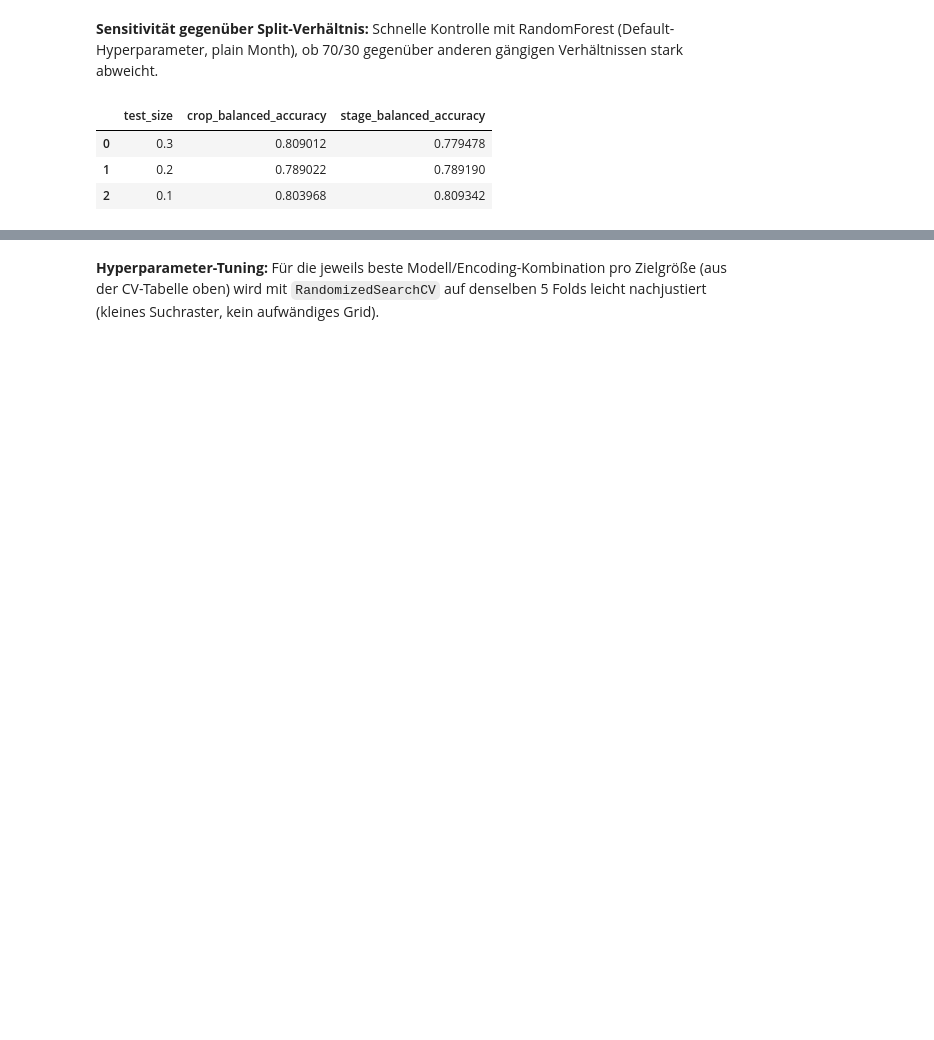
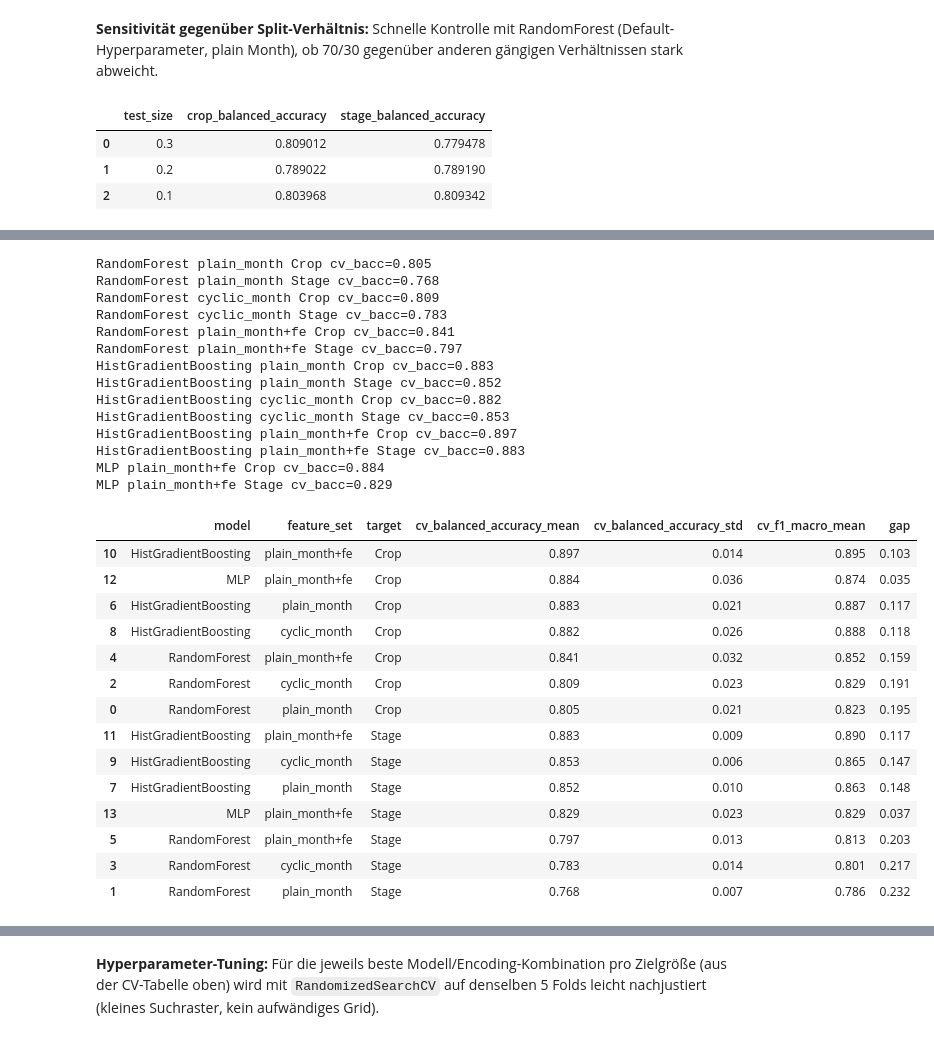
Before and after one commit to PavithV/LandwirtschaftsProjekt, a Jupyter notebook: milestone2_model.ipynb, the cells around one changed output, grey strips where cells are left out. Saved outputs shown, nothing was run; the diff lists cells and outputs as text; code cells hidden in the pictures; blank space fills up the shorter version.

```diff
--- a/milestone2_model.ipynb
+++ b/milestone2_model.ipynb
@@ -42,8 +115,3 @@ df['Month_cos'] = np.cos(2 * np.pi * df['Month'] / 12)
 Month-Wertebereich: 5 - 10
 # %% [markdown]
 **Kombinierter Stratifizierungs-Key:** Die Baseline stratifizierte nur auf `Crop` — laut Feedback soll `Stage` ebenfalls berücksichtigt werden. Da `Stage` inhaltlich eine Unterkategorie innerhalb von `Crop` ist (vgl. Aufgabenstellung, z. B. `corn_early`), bilden wir den kombinierten Key `Crop_Stage` und stratifizieren darauf — das erhält gleichzeitig die Verteilung von `Crop` und von `Stage` in Train/Test und in jedem CV-Fold.
-# %%
-df['Crop_Stage'] = df['Crop'] + '_' + df['Stage']
-combo_counts = df['Crop_Stage'].value_counts()
-print(f"{len(combo_counts)} Crop x Stage Kombinationen, kleinste: {combo_counts.idxmin()} mit {combo_counts.min()} Zeilen")
-pd.crosstab(df['Crop'], df['Stage'])
@@ -58,0 +118,5 @@ pd.crosstab(df['Crop'], df['Stage'])
+# %%
+df['Crop_Stage'] = df['Crop'] + '|' + df['Stage']  # '|' als Trenner: Stage-Namen enthalten selbst '_'
+combo_counts = df['Crop_Stage'].value_counts()
+print(f"{len(combo_counts)} Crop x Stage Kombinationen, kleinste: {combo_counts.idxmin()} mit {combo_counts.min()} Zeilen")
+pd.crosstab(df['Crop'], df['Stage'])
@@ -164,0 +199,65 @@ cv_results
+# %%
+def make_pipe(clf):
+    return Pipeline([('impute', SimpleImputer(strategy='median')), ('scale', StandardScaler()), ('clf', clf)])
+
+model_factories = {
+    'RandomForest': lambda: RandomForestClassifier(class_weight='balanced', random_state=RANDOM_STATE),
+    'HistGradientBoosting': lambda: HistGradientBoostingClassifier(random_state=RANDOM_STATE),
+    'MLP': lambda: MLPClassifier(hidden_layer_sizes=(128, 64), alpha=1e-3, max_iter=300, early_stopping=True,
+                                 random_state=RANDOM_STATE),
+}
+
+skf = StratifiedKFold(n_splits=5, shuffle=True, random_state=RANDOM_STATE)
+cv_folds = list(skf.split(feature_sets['plain_month']['train'], combo_train))
+
+cv_rows = []
+for model_name, factory in model_factories.items():
+    for feat_name, feat in feature_sets.items():
+        if model_name == 'MLP' and feat_name != 'plain_month+fe':
+            continue
+        for target_name, y_target in targets.items():
+            scores = cross_validate(make_pipe(factory()), feat['train'], y_target, cv=cv_folds,
+                                    scoring=['balanced_accuracy', 'f1_macro'], return_train_score=True, n_jobs=-1)
+            cv_rows.append({
+                'model': model_name,
+                'feature_set': feat_name,
+                'target': target_name,
+                'cv_balanced_accuracy_mean': scores['test_balanced_accuracy'].mean(),
+                'cv_balanced_accuracy_std': scores['test_balanced_accuracy'].std(),
+                'cv_f1_macro_mean': scores['test_f1_macro'].mean(),
+                'gap': scores['train_balanced_accuracy'].mean() - scores['test_balanced_accuracy'].mean(),
+            })
+            print(model_name, feat_name, target_name, f"cv_bacc={cv_rows[-1]['cv_balanced_accuracy_mean']:.3f}", flush=True)
+
+cv_results = pd.DataFrame(cv_rows).sort_values(['target', 'cv_balanced_accuracy_mean'], ascending=[True, False])
+cv_results.round(3)
+# %% [output]
+RandomForest plain_month Crop cv_bacc=0.805
+RandomForest plain_month Stage cv_bacc=0.768
+RandomForest cyclic_month Crop cv_bacc=0.809
+RandomForest cyclic_month Stage cv_bacc=0.783
+RandomForest plain_month+fe Crop cv_bacc=0.841
+RandomForest plain_month+fe Stage cv_bacc=0.797
+HistGradientBoosting plain_month Crop cv_bacc=0.883
+HistGradientBoosting plain_month Stage cv_bacc=0.852
+HistGradientBoosting cyclic_month Crop cv_bacc=0.882
+HistGradientBoosting cyclic_month Stage cv_bacc=0.853
+HistGradientBoosting plain_month+fe Crop cv_bacc=0.897
+HistGradientBoosting plain_month+fe Stage cv_bacc=0.883
+MLP plain_month+fe Crop cv_bacc=0.884
+MLP plain_month+fe Stage cv_bacc=0.829
+|  | model | feature_set | target | cv_balanced_accuracy_mean | cv_balanced_accuracy_std | cv_f1_macro_mean | gap |
+| 10 | HistGradientBoosting | plain_month+fe | Crop | 0.897 | 0.014 | 0.895 | 0.103 |
+| 12 | MLP | plain_month+fe | Crop | 0.884 | 0.036 | 0.874 | 0.035 |
+| 6 | HistGradientBoosting | plain_month | Crop | 0.883 | 0.021 | 0.887 | 0.117 |
+| 8 | HistGradientBoosting | cyclic_month | Crop | 0.882 | 0.026 | 0.888 | 0.118 |
+| 4 | RandomForest | plain_month+fe | Crop | 0.841 | 0.032 | 0.852 | 0.159 |
+| 2 | RandomForest | cyclic_month | Crop | 0.809 | 0.023 | 0.829 | 0.191 |
+| 0 | RandomForest | plain_month | Crop | 0.805 | 0.021 | 0.823 | 0.195 |
+| 11 | HistGradientBoosting | plain_month+fe | Stage | 0.883 | 0.009 | 0.890 | 0.117 |
+| 9 | HistGradientBoosting | cyclic_month | Stage | 0.853 | 0.006 | 0.865 | 0.147 |
+| 7 | HistGradientBoosting | plain_month | Stage | 0.852 | 0.010 | 0.863 | 0.148 |
+| 13 | MLP | plain_month+fe | Stage | 0.829 | 0.023 | 0.829 | 0.037 |
+| 5 | RandomForest | plain_month+fe | Stage | 0.797 | 0.013 | 0.813 | 0.203 |
+| 3 | RandomForest | cyclic_month | Stage | 0.783 | 0.014 | 0.801 | 0.217 |
+| 1 | RandomForest | plain_month | Stage | 0.768 | 0.007 | 0.786 | 0.232 |
```
Also changed, not shown: parts of 23 cells of this notebook, 2 other files.
